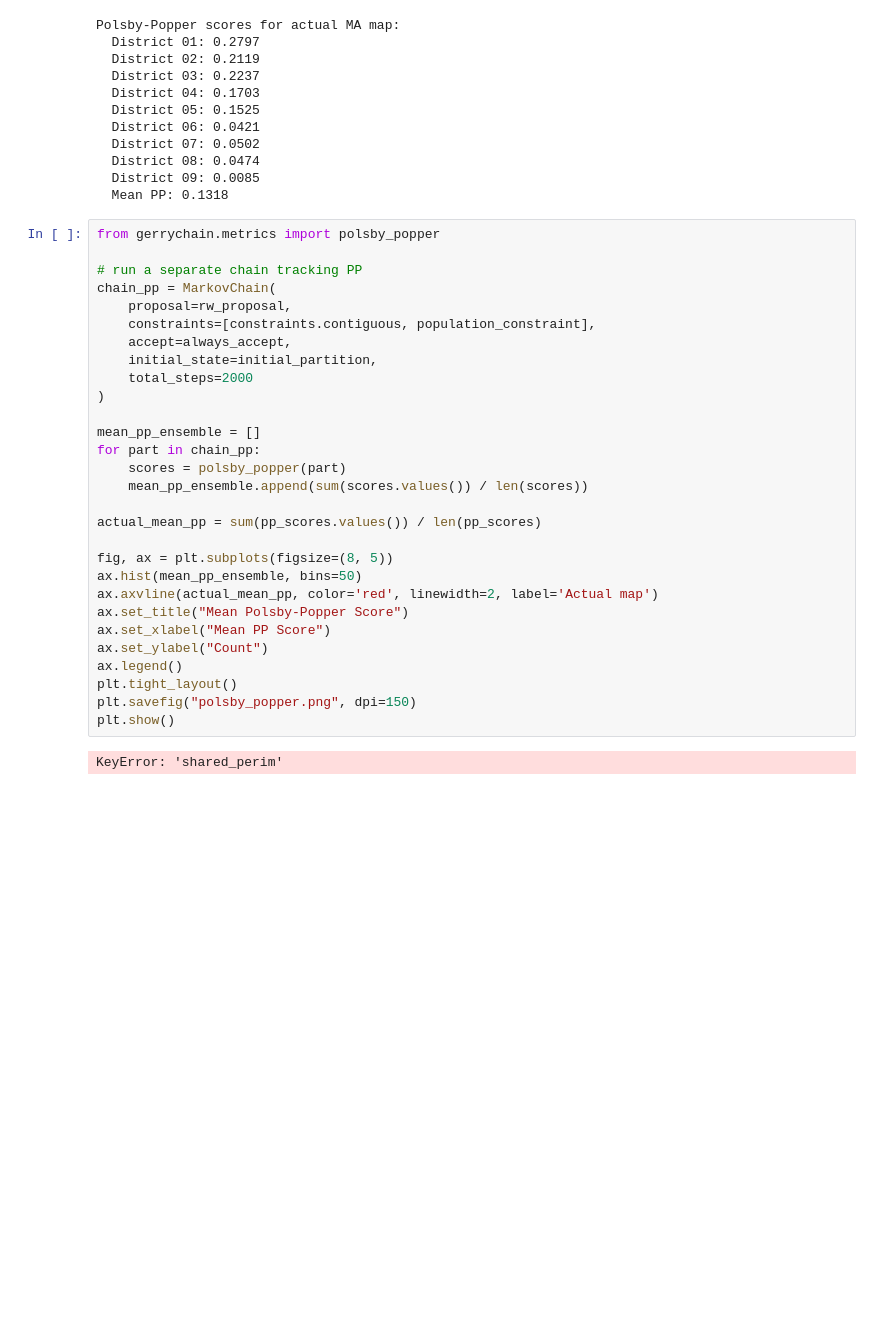
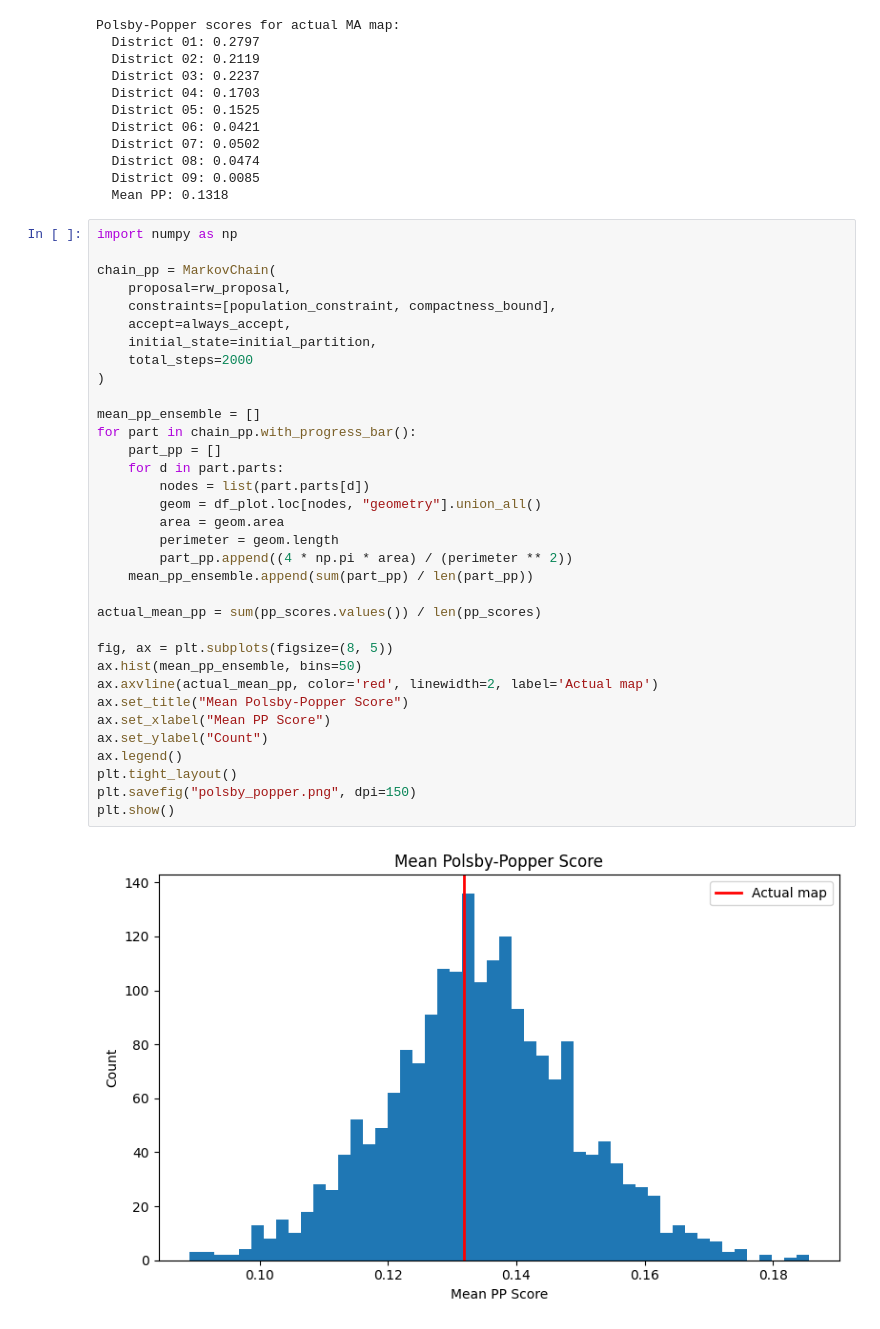
Before and after one commit to WeeWolfG/CS464-final-project, a Jupyter notebook: MAUP.ipynb, the cells around one changed output. Drawn from its saved outputs; the diff is of its cells as text; blank space fills up the shorter version.

Commit message:
Add files via upload
Add Polsby Popper

```diff
--- a/MAUP.ipynb
+++ b/MAUP.ipynb
@@ -521,33 +540,38 @@ Polsby-Popper scores for actual MA map:
   District 09: 0.0085
   Mean PP: 0.1318
 # %%
-from gerrychain.metrics import polsby_popper
+import numpy as np
 
-# run a separate chain tracking PP
 chain_pp = MarkovChain(
     proposal=rw_proposal,
-    constraints=[constraints.contiguous, population_constraint],
+    constraints=[population_constraint, compactness_bound],
     accept=always_accept,
     initial_state=initial_partition,
     total_steps=2000
 )
 
 mean_pp_ensemble = []
-for part in chain_pp:
-    scores = polsby_popper(part)
-    mean_pp_ensemble.append(sum(scores.values()) / len(scores))
+for part in chain_pp.with_progress_bar():
+    part_pp = []
+    for d in part.parts:
+        nodes = list(part.parts[d])
+        geom = df_plot.loc[nodes, "geometry"].union_all()
+        area = geom.area
+        perimeter = geom.length
+        part_pp.append((4 * np.pi * area) / (perimeter ** 2))
+    mean_pp_ensemble.append(sum(part_pp) / len(part_pp))
 
 actual_mean_pp = sum(pp_scores.values()) / len(pp_scores)
 
 fig, ax = plt.subplots(figsize=(8, 5))
 ax.hist(mean_pp_ensemble, bins=50)
 ax.axvline(actual_mean_pp, color='red', linewidth=2, label='Actual map')
 ax.set_title("Mean Polsby-Popper Score")
 ax.set_xlabel("Mean PP Score")
 ax.set_ylabel("Count")
 ax.legend()
 plt.tight_layout()
 plt.savefig("polsby_popper.png", dpi=150)
 plt.show()
 # %% [output]
-KeyError: 'shared_perim'
+[figure, added]
```
Also changed, not shown: parts of 5 cells of this notebook.
